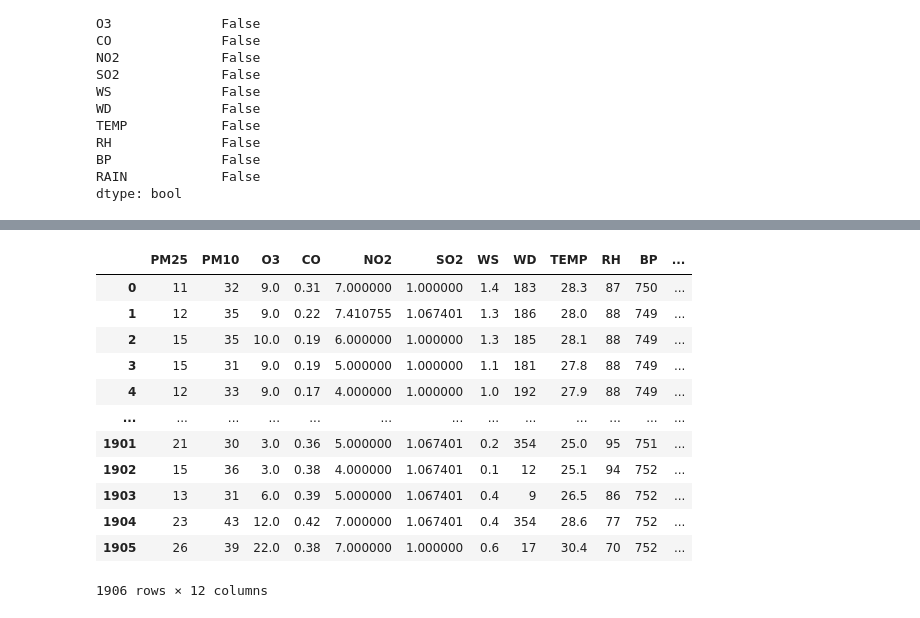
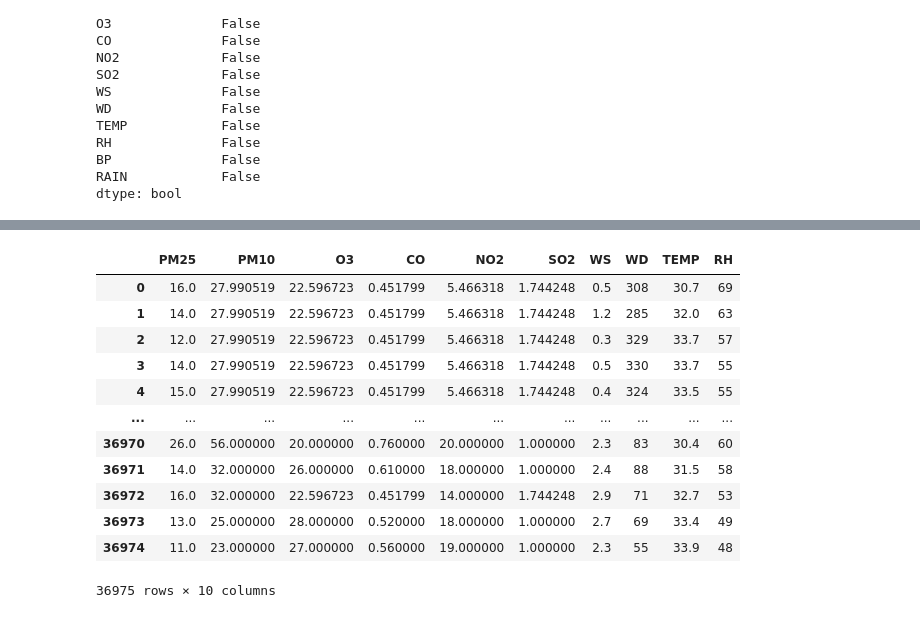
Before and after one commit to bestculling/PM2.5-Prediction-Process, a Jupyter notebook: Preprocessing.ipynb, the cells around one changed output, grey strips where cells are left out. Cells and saved outputs as stored; diff of their text form; code cells hidden in the pictures.

```diff
--- a/Preprocessing.ipynb
+++ b/Preprocessing.ipynb
@@ -6,5 +6,4 @@ import seaborn as sns
 sns.set()
 # %%
 # Load Datasets
-df = pd.read_csv('data/PM25_Station100t.csv')
-df
+df = pd.read_csv('data/raw_data.csv')
@@ -160,18 +169,17 @@ with plt.style.context('fivethirtyeight'):
 # %%
-selected_columns = df.columns[df.columns != 'DATETIMEDATA']
-df_selected = df[selected_columns]
-df_selected
+selected_columns = df[['PM25', 'PM10', 'O3', 'CO', 'NO2', 'SO2', 'WS', 'WD', 'TEMP', 'RH']]
+selected_columns
 # %% [output]
-|  | PM25 | PM10 | O3 | CO | NO2 | SO2 | WS | WD | TEMP | RH | BP | ... |
-| 0 | 11 | 32 | 9.0 | 0.31 | 7.000000 | 1.000000 | 1.4 | 183 | 28.3 | 87 | 750 | ... |
-| 1 | 12 | 35 | 9.0 | 0.22 | 7.410755 | 1.067401 | 1.3 | 186 | 28.0 | 88 | 749 | ... |
-| 2 | 15 | 35 | 10.0 | 0.19 | 6.000000 | 1.000000 | 1.3 | 185 | 28.1 | 88 | 749 | ... |
-| 3 | 15 | 31 | 9.0 | 0.19 | 5.000000 | 1.000000 | 1.1 | 181 | 27.8 | 88 | 749 | ... |
-| 4 | 12 | 33 | 9.0 | 0.17 | 4.000000 | 1.000000 | 1.0 | 192 | 27.9 | 88 | 749 | ... |
-| ... | ... | ... | ... | ... | ... | ... | ... | ... | ... | ... | ... | ... |
-| 1901 | 21 | 30 | 3.0 | 0.36 | 5.000000 | 1.067401 | 0.2 | 354 | 25.0 | 95 | 751 | ... |
-| 1902 | 15 | 36 | 3.0 | 0.38 | 4.000000 | 1.067401 | 0.1 | 12 | 25.1 | 94 | 752 | ... |
-| 1903 | 13 | 31 | 6.0 | 0.39 | 5.000000 | 1.067401 | 0.4 | 9 | 26.5 | 86 | 752 | ... |
-| 1904 | 23 | 43 | 12.0 | 0.42 | 7.000000 | 1.067401 | 0.4 | 354 | 28.6 | 77 | 752 | ... |
-| 1905 | 26 | 39 | 22.0 | 0.38 | 7.000000 | 1.000000 | 0.6 | 17 | 30.4 | 70 | 752 | ... |
+|  | PM25 | PM10 | O3 | CO | NO2 | SO2 | WS | WD | TEMP | RH |
+| 0 | 16.0 | 27.990519 | 22.596723 | 0.451799 | 5.466318 | 1.744248 | 0.5 | 308 | 30.7 | 69 |
+| 1 | 14.0 | 27.990519 | 22.596723 | 0.451799 | 5.466318 | 1.744248 | 1.2 | 285 | 32.0 | 63 |
+| 2 | 12.0 | 27.990519 | 22.596723 | 0.451799 | 5.466318 | 1.744248 | 0.3 | 329 | 33.7 | 57 |
+| 3 | 14.0 | 27.990519 | 22.596723 | 0.451799 | 5.466318 | 1.744248 | 0.5 | 330 | 33.7 | 55 |
+| 4 | 15.0 | 27.990519 | 22.596723 | 0.451799 | 5.466318 | 1.744248 | 0.4 | 324 | 33.5 | 55 |
+| ... | ... | ... | ... | ... | ... | ... | ... | ... | ... | ... |
+| 36970 | 26.0 | 56.000000 | 20.000000 | 0.760000 | 20.000000 | 1.000000 | 2.3 | 83 | 30.4 | 60 |
+| 36971 | 14.0 | 32.000000 | 26.000000 | 0.610000 | 18.000000 | 1.000000 | 2.4 | 88 | 31.5 | 58 |
+| 36972 | 16.0 | 32.000000 | 22.596723 | 0.451799 | 14.000000 | 1.744248 | 2.9 | 71 | 32.7 | 53 |
+| 36973 | 13.0 | 25.000000 | 28.000000 | 0.520000 | 18.000000 | 1.000000 | 2.7 | 69 | 33.4 | 49 |
+| 36974 | 11.0 | 23.000000 | 27.000000 | 0.560000 | 19.000000 | 1.000000 | 2.3 | 55 | 33.9 | 48 |
-1906 rows × 12 columns
+36975 rows × 10 columns
```
Also changed, not shown: parts of 14 cells of this notebook, 12 other files.
